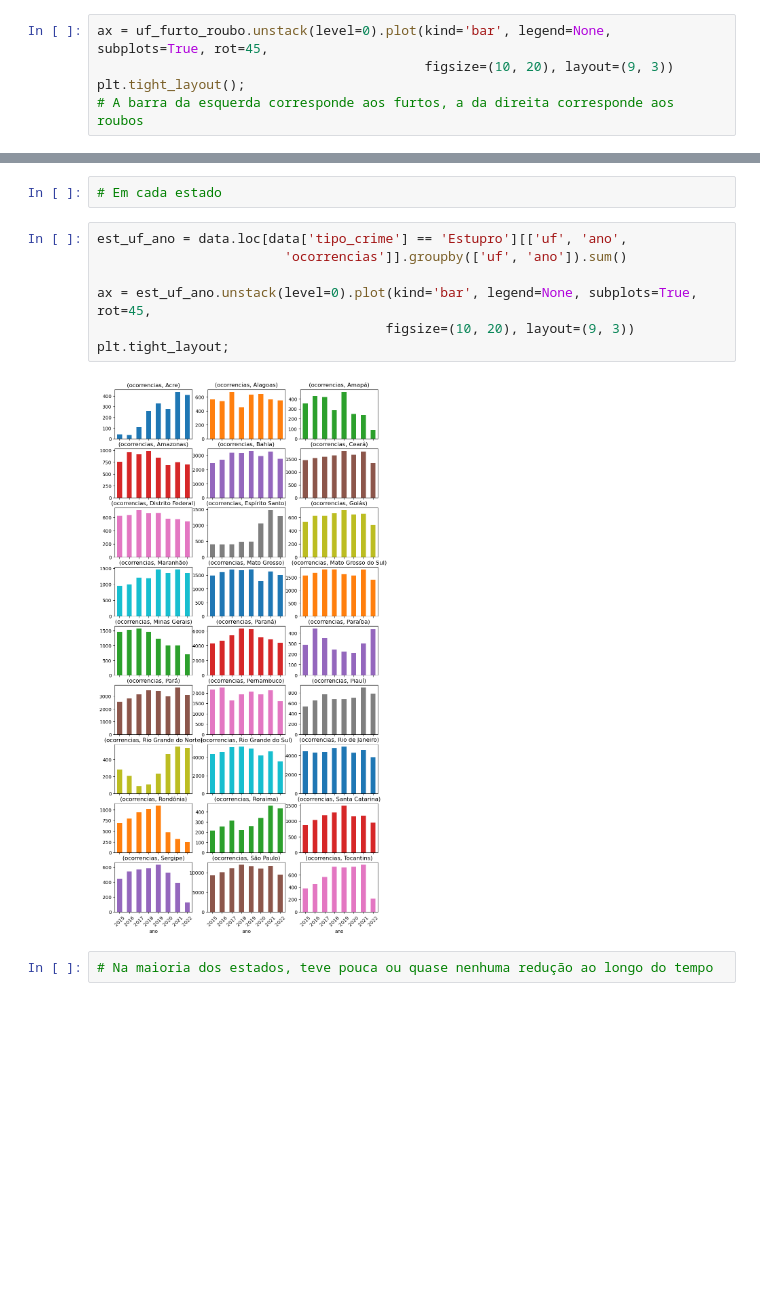
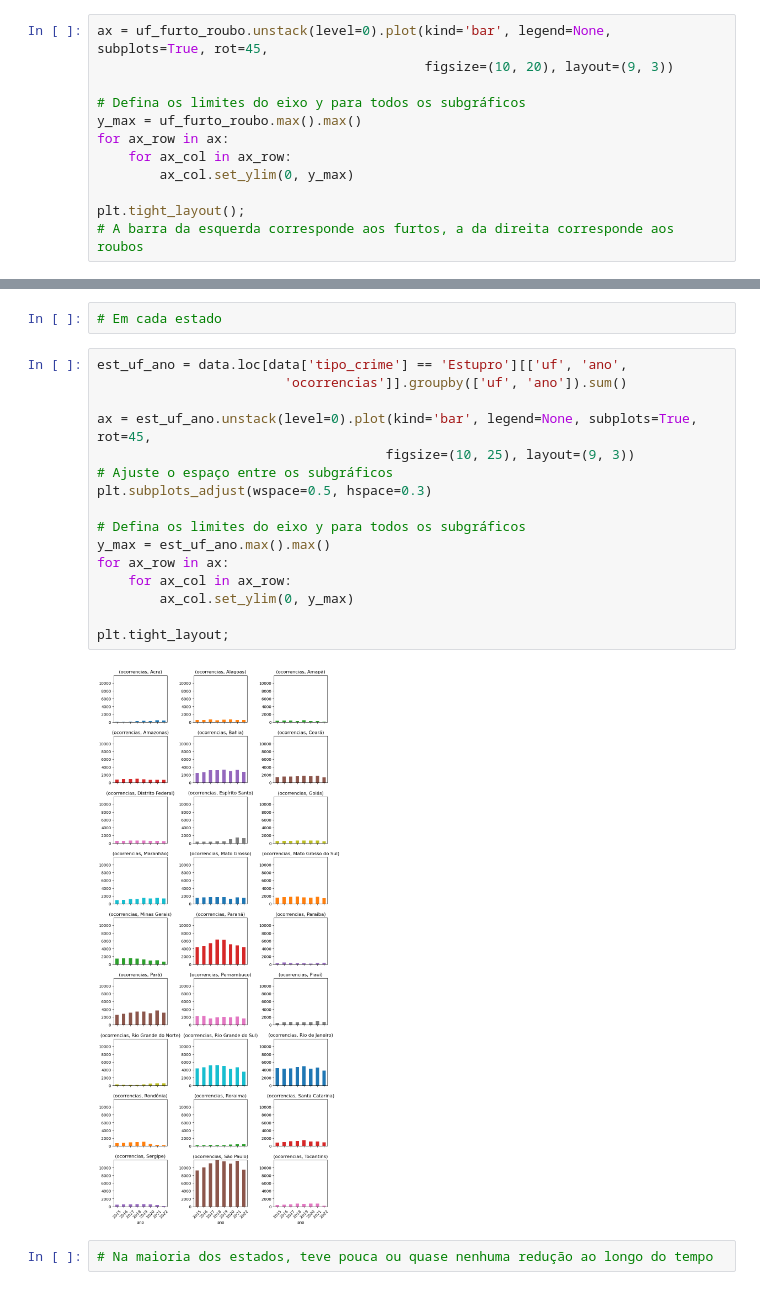
Before and after one commit to andrey-cp/Portfolio-Data-Science, a Jupyter notebook: Análise exploratória - Segurança pública/Análise exploratória - Segurança Pública - Ocorrências.ipynb, the cells around one changed output, grey strips where cells are left out. Cells and saved outputs as stored; diff of their text form; blank space fills up the shorter version.

```diff
--- a/Análise exploratória - Segurança pública/Análise exploratória - Segurança Pública - Ocorrências.ipynb
+++ b/Análise exploratória - Segurança pública/Análise exploratória - Segurança Pública - Ocorrências.ipynb
@@ -145,6 +145,13 @@ uf_furto_roubo
 # %%
 ax = uf_furto_roubo.unstack(level=0).plot(kind='bar', legend=None, subplots=True, rot=45,
                                           figsize=(10, 20), layout=(9, 3))
+
+# Defina os limites do eixo y para todos os subgráficos
+y_max = uf_furto_roubo.max().max()
+for ax_row in ax:
+    for ax_col in ax_row:
+        ax_col.set_ylim(0, y_max)
+
 plt.tight_layout();
 # A barra da esquerda corresponde aos furtos, a da direita corresponde aos roubos
 # %% [output]
@@ -250,12 +265,21 @@ ax2 = sns.barplot(x='ano', y='ocorrencias', data=est_total_bar, ax=ax2)
 # %%
 est_uf_ano = data.loc[data['tipo_crime'] == 'Estupro'][['uf', 'ano',
                         'ocorrencias']].groupby(['uf', 'ano']).sum()
 
 ax = est_uf_ano.unstack(level=0).plot(kind='bar', legend=None, subplots=True, rot=45,
-                                     figsize=(10, 20), layout=(9, 3))
+                                     figsize=(10, 25), layout=(9, 3))
+# Ajuste o espaço entre os subgráficos
+plt.subplots_adjust(wspace=0.5, hspace=0.3)
+
+# Defina os limites do eixo y para todos os subgráficos
+y_max = est_uf_ano.max().max()
+for ax_row in ax:
+    for ax_col in ax_row:
+        ax_col.set_ylim(0, y_max)
+
 plt.tight_layout;
 # %% [output]
-[figure, old version]
+[figure, new version]
 # %%
 # Na maioria dos estados, teve pouca ou quase nenhuma redução ao longo do tempo
 # %% [markdown]
```
Also changed, not shown: parts of 3 cells of this notebook, 4 other files.
